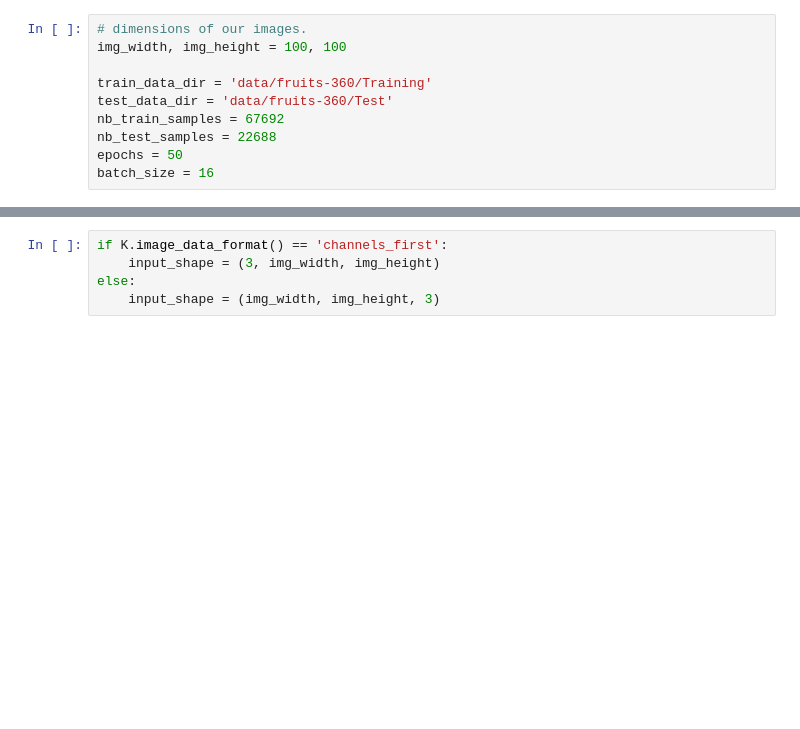
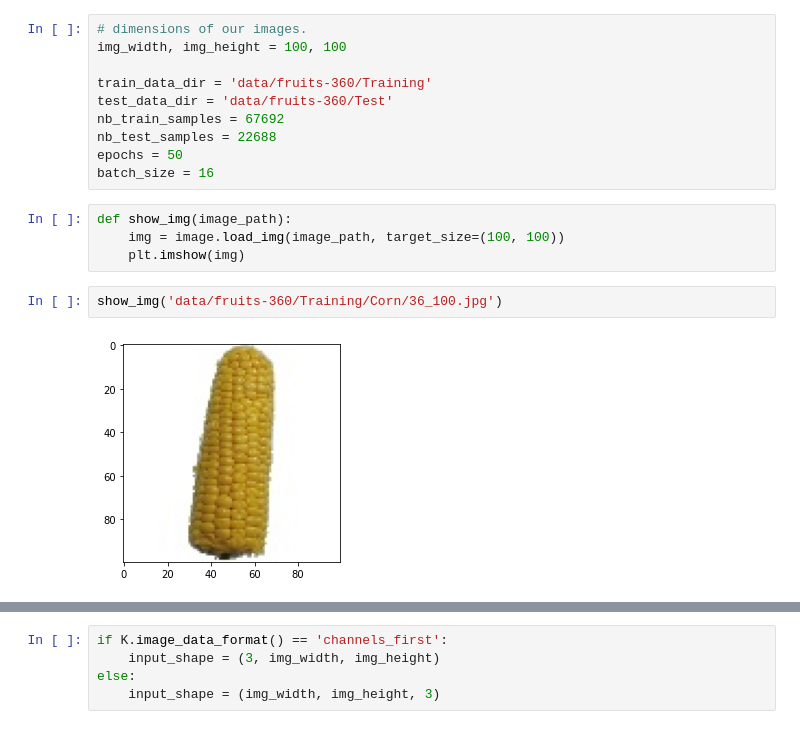
Before and after one commit to ashleep/Heningburg_Pounds_Final_Project, a Jupyter notebook: CNNtest.ipynb, the cells around one changed output, grey strips where cells are left out. Cells and saved outputs as stored; diff of their text form; blank space fills up the shorter version.

```diff
--- a/CNNtest.ipynb
+++ b/CNNtest.ipynb
@@ -28,3 +28,11 @@ nb_train_samples = 67692
 nb_test_samples = 22688
 epochs = 50
 batch_size = 16
+# %%
+def show_img(image_path):
+    img = image.load_img(image_path, target_size=(100, 100))
+    plt.imshow(img)
+# %%
+show_img('data/fruits-360/Training/Corn/36_100.jpg')
+# %% [output]
+[figure, added]
```
Also changed, not shown: parts of 17 cells of this notebook, 1 other file.
